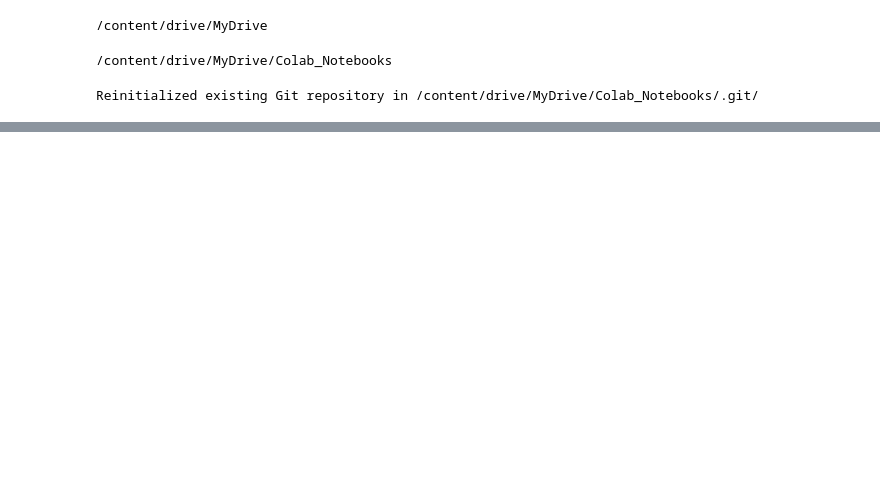
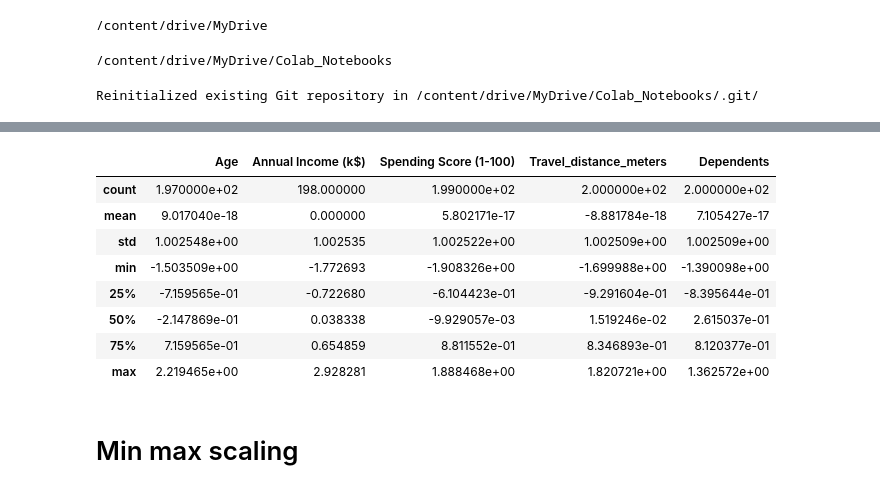
Before and after one commit to Nimsara-boop/IIT_MLandDS, a Jupyter notebook: DataExploringAndPreparing.ipynb, the cells around one changed output, grey strips where cells are left out. Saved outputs shown, nothing was run; the diff lists cells and outputs as text; code cells hidden in the pictures; blank space fills up the shorter version.

```diff
--- a/DataExploringAndPreparing.ipynb
+++ b/DataExploringAndPreparing.ipynb
@@ -330,0 +476,4 @@ Reinitialized existing Git repository in /content/drive/MyDrive/Colab_Notebooks/
+# %%
+import pandas as pd
+df = pd.read_csv('/content/Merged_Mall_Data.csv')
+df.info()
@@ -330,0 +497,8 @@ Reinitialized existing Git repository in /content/drive/MyDrive/Colab_Notebooks/
+# %%
+from sklearn.preprocessing import StandardScaler
+
+# drop unnecessary numeric and non-numeric values
+prop_df = df.drop(columns=(['CustomerID', 'Gender']))
+
+scaled_df = StandardScaler().fit_transform(prop_df)
+scaled_df
@@ -330,0 +523,2 @@ Reinitialized existing Git repository in /content/drive/MyDrive/Colab_Notebooks/
+# %%
+scaled_df = pd.DataFrame(scaled_df,columns = prop_df.columns)
@@ -330,0 +534,14 @@ Reinitialized existing Git repository in /content/drive/MyDrive/Colab_Notebooks/
+# %%
+scaled_df.describe()
+# %% [output]
+|  | Age | Annual Income (k$) | Spending Score (1-100) | Travel_distance_meters | Dependents |
+| count | 1.970000e+02 | 198.000000 | 1.990000e+02 | 2.000000e+02 | 2.000000e+02 |
+| mean | 9.017040e-18 | 0.000000 | 5.802171e-17 | -8.881784e-18 | 7.105427e-17 |
+| std | 1.002548e+00 | 1.002535 | 1.002522e+00 | 1.002509e+00 | 1.002509e+00 |
+| min | -1.503509e+00 | -1.772693 | -1.908326e+00 | -1.699988e+00 | -1.390098e+00 |
+| 25% | -7.159565e-01 | -0.722680 | -6.104423e-01 | -9.291604e-01 | -8.395644e-01 |
+| 50% | -2.147869e-01 | 0.038338 | -9.929057e-03 | 1.519246e-02 | 2.615037e-01 |
+| 75% | 7.159565e-01 | 0.654859 | 8.811552e-01 | 8.346893e-01 | 8.120377e-01 |
+| max | 2.219465e+00 | 2.928281 | 1.888468e+00 | 1.820721e+00 | 1.362572e+00 |
+# %% [markdown]
+# Min max scaling
```
Also changed, not shown: parts of 33 cells of this notebook, 5 other files.
